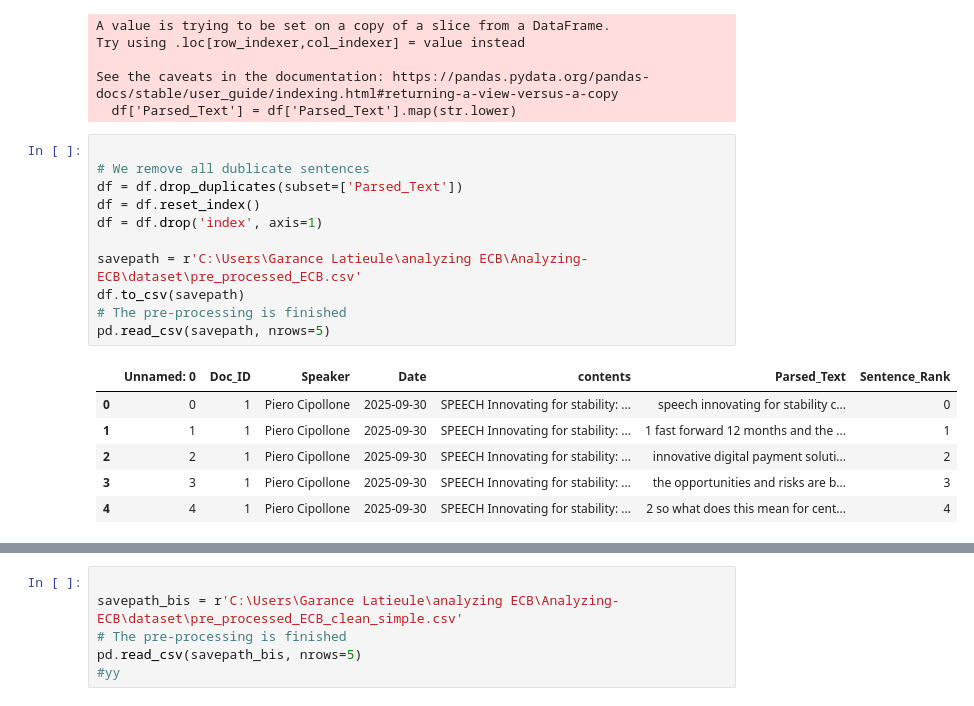
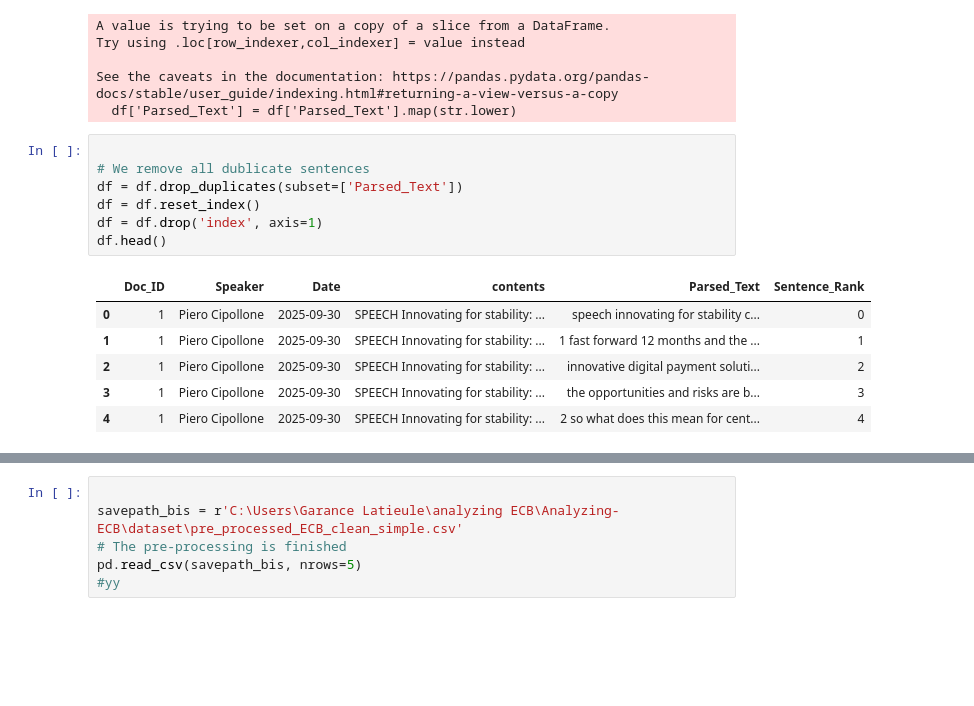
Before and after one commit to garance-lat/Analyzing-ECB, a Jupyter notebook: dataset/pre_process_ECB.ipynb, the cells around one changed output, grey strips where cells are left out. Cells and saved outputs as stored; diff of their text form; blank space fills up the shorter version.

Commit message:
pre process

```diff
--- a/dataset/pre_process_ECB.ipynb
+++ b/dataset/pre_process_ECB.ipynb
@@ -219,21 +201,17 @@ See the caveats in the documentation: https://pandas.pydata.org/pandas-docs/stab
 # %%
 
 # We remove all dublicate sentences
 df = df.drop_duplicates(subset=['Parsed_Text'])
 df = df.reset_index()
 df = df.drop('index', axis=1)
-
-savepath = r'C:\Users\Garance Latieule\analyzing ECB\Analyzing-ECB\dataset\pre_processed_ECB.csv'
-df.to_csv(savepath)
-# The pre-processing is finished
-pd.read_csv(savepath, nrows=5)
+df.head()
 # %% [output]
-|  | Unnamed: 0 | Doc_ID | Speaker | Date | contents | Parsed_Text | Sentence_Rank |
-| 0 | 0 | 1 | Piero Cipollone | 2025-09-30 | SPEECH Innovating for stability: ... | speech innovating for stability c... | 0 |
-| 1 | 1 | 1 | Piero Cipollone | 2025-09-30 | SPEECH Innovating for stability: ... | 1 fast forward 12 months and the ... | 1 |
-| 2 | 2 | 1 | Piero Cipollone | 2025-09-30 | SPEECH Innovating for stability: ... | innovative digital payment soluti... | 2 |
-| 3 | 3 | 1 | Piero Cipollone | 2025-09-30 | SPEECH Innovating for stability: ... | the opportunities and risks are b... | 3 |
-| 4 | 4 | 1 | Piero Cipollone | 2025-09-30 | SPEECH Innovating for stability: ... | 2 so what does this mean for cent... | 4 |
+|  | Doc_ID | Speaker | Date | contents | Parsed_Text | Sentence_Rank |
+| 0 | 1 | Piero Cipollone | 2025-09-30 | SPEECH Innovating for stability: ... | speech innovating for stability c... | 0 |
+| 1 | 1 | Piero Cipollone | 2025-09-30 | SPEECH Innovating for stability: ... | 1 fast forward 12 months and the ... | 1 |
+| 2 | 1 | Piero Cipollone | 2025-09-30 | SPEECH Innovating for stability: ... | innovative digital payment soluti... | 2 |
+| 3 | 1 | Piero Cipollone | 2025-09-30 | SPEECH Innovating for stability: ... | the opportunities and risks are b... | 3 |
+| 4 | 1 | Piero Cipollone | 2025-09-30 | SPEECH Innovating for stability: ... | 2 so what does this mean for cent... | 4 |
 # %%
 # %% [markdown]
 # One-cell cleaner (stdlib only): stopwords + boilerplate + months/days + artifacts
```
Also changed, not shown: parts of 10 cells of this notebook.
